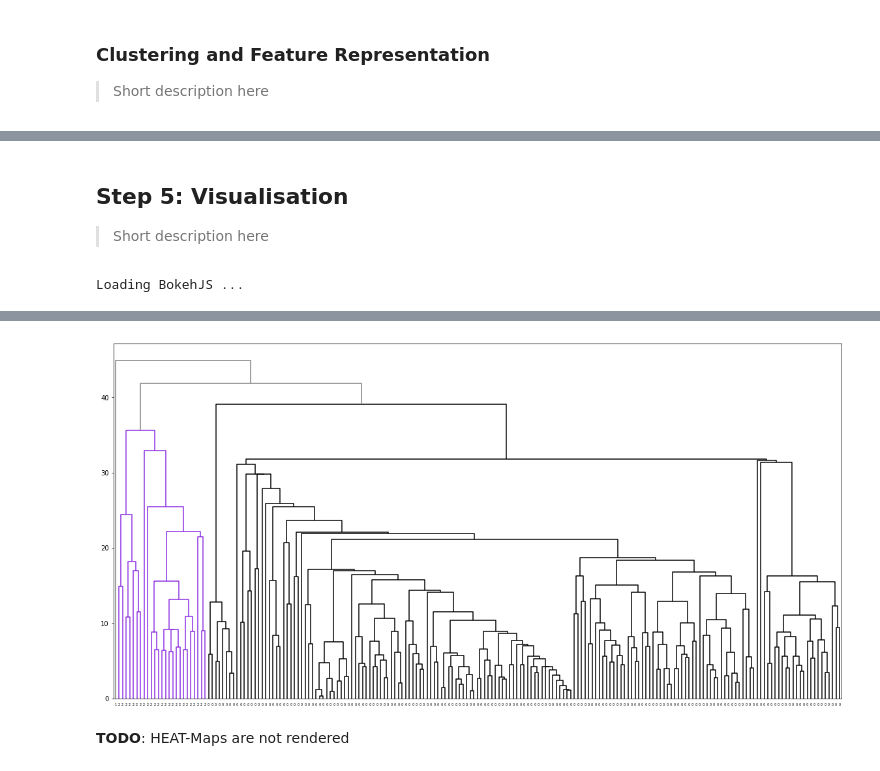
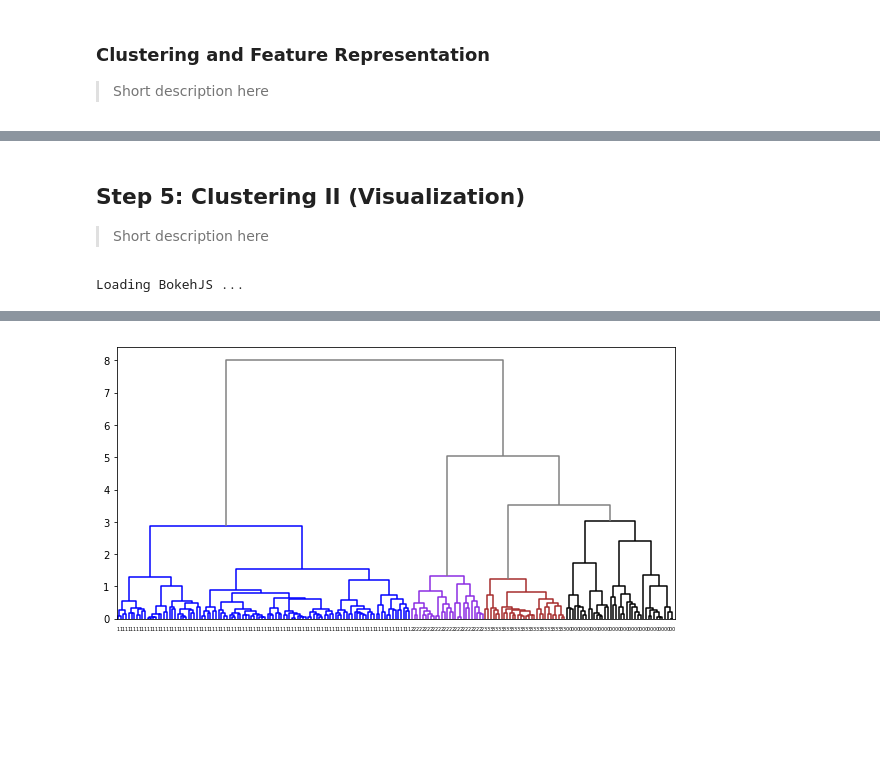
Before and after one commit to landiisotta/behavioral_phenotyping, a Jupyter notebook: behavioral_phenotyping_pipeline.ipynb, the cells around one changed output, grey strips where cells are left out. Saved outputs shown, nothing was run; the diff lists cells and outputs as text; code cells hidden in the pictures; blank space fills up the shorter version.

```diff
--- a/behavioral_phenotyping_pipeline.ipynb
+++ b/behavioral_phenotyping_pipeline.ipynb
@@ -106,7 +63,7 @@ hclust_emb = HclustEmbeddings(min_cl=ut.min_cl, max_cl=ut.max_cl,
 ### `TF-IDF` Embedding
 # %%
 # TFIDF EMBEDDING
-tfidf_best_cl = hclust_emb.find_best_nclu(svd_mtx_l4, n_iter=ut.n_iter,
+tfidf_best_cl = hclust_emb.find_best_nclu(svd_mtx, n_iter=ut.n_iter,
                                           subsampl=ut.subsampl)
 # %% [output]
 (*) Iter 0 -- N clusters 4
@@ -116,5 +73,5 @@ N clusters -- Count
 
 Best N cluster:4
 # %%
-tfidf_subc = hclust_emb.fit(svd_mtx_l4, svd_pid_list_l4, tfidf_best_cl)
+tfidf_subc = hclust_emb.fit(svd_mtx, svd_pid_list, tfidf_best_cl)
 # %% [output]
@@ -169,4 +117,4 @@ Cluster 2 -- Numerosity 25
 # %% [markdown]
-## Step 5: Visualisation
+## Step 5: Clustering II (Visualization)
 
 > Short description here
@@ -182,9 +121,15 @@ output_notebook(CDN)
 # %%
 from visualization import Visualization
 # %%
-viz = Visualization(p_enc, ut.col_dict, ut.c_out)
+viz = Visualization(pinfo, ut.col_dict, ut.c_out)
+# %%
+# Example of visulaization for tfidf embeddings
+# Prepare data for umap and dendrogram
+umap_mtx, pid_subc_list = viz.data_scatter_dendrogram(svd_mtx, tfidf_subc, svd_pid_list, random_state=42,
+                                                      n_neighbors = 100,
+                                                      min_dist=0.0)
 # %%
-viz.scatterplot_dendrogram(feat_scaled_df, feat_subc, 20, 10)
+viz.scatterplot_dendrogram(svd_mtx, umap_mtx, pid_subc_list, 10, 5)
 # %% [output]
 Loading BokehJS ...
 [interactive output not drawn]
@@ -191,3 +138 @@ Loading BokehJS ...
-[figure, old version]
+[figure, new version]
-# %% [markdown]
-**TODO**: HEAT-Maps are not rendered
```
Also changed, not shown: parts of 35 cells of this notebook, 9 other files.
